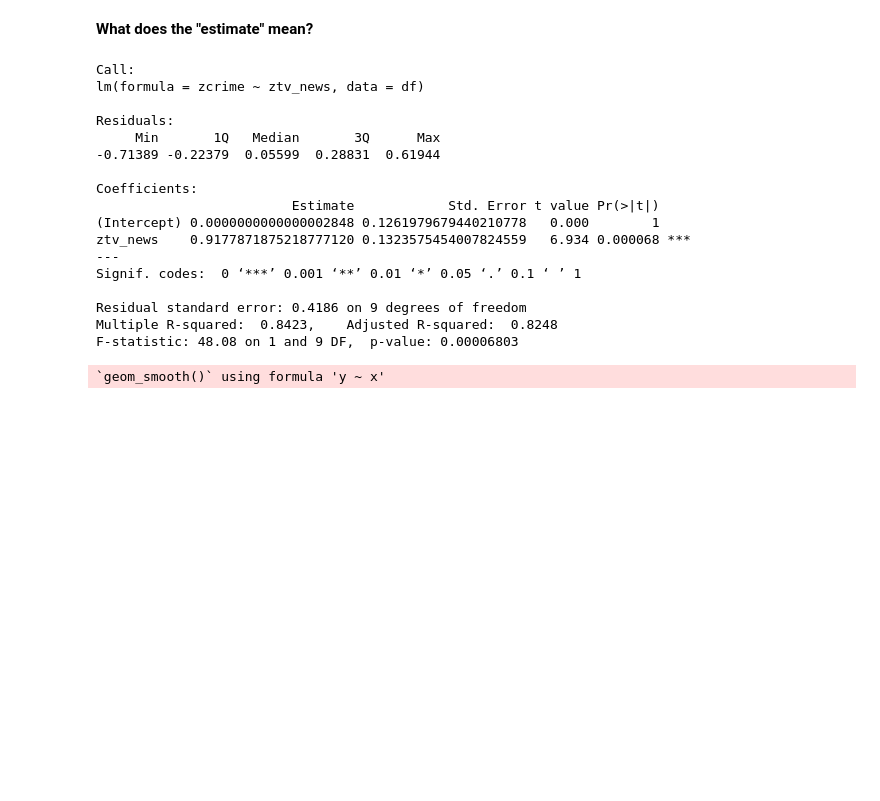
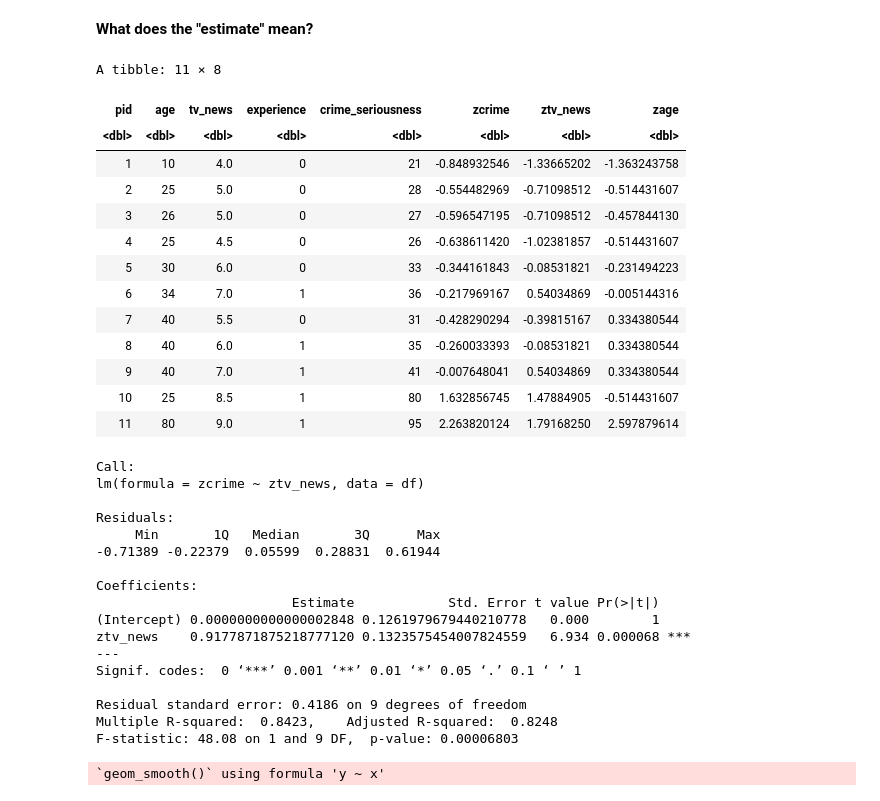
Before and after one commit to hogeveen-lab/DSPN_Fall2022_Git, a Jupyter notebook: dspn_fall2022_lecture18_modeling2.ipynb, the cells around one changed output. Saved outputs shown, nothing was run; the diff lists cells and outputs as text; code cells hidden in the pictures; blank space fills up the shorter version.

```diff
--- a/dspn_fall2022_lecture18_modeling2.ipynb
+++ b/dspn_fall2022_lecture18_modeling2.ipynb
@@ -255,34 +259,48 @@ __What does the "estimate" mean?__
 # %%
 # same as above, with standardized x and y values for cross-dataset interpretability
 options(scipen = 999)
 
 # adding z-transformed values
 df <- df %>%
     mutate(zcrime = as.numeric(scale(crime_seriousness)),
           ztv_news = as.numeric(scale(tv_news)),
           zage = as.numeric(scale(age)))
-
+df
 # rerunning model with zvars
 m_zregr <- lm(zcrime~ztv_news,df)
 summary(m_zregr)
 # %% [output]
-Call:
-lm(formula = zcrime ~ ztv_news, data = df)
-
-Residuals:
-     Min       1Q   Median       3Q      Max
--0.71389 -0.22379  0.05599  0.28831  0.61944
-
-Coefficients:
-                         Estimate            Std. Error t value Pr(>|t|)
-(Intercept) 0.0000000000000002848 0.1261979679440210778   0.000        1
-ztv_news    0.9177871875218777120 0.1323575454007824559   6.934 0.000068 ***
----
-Signif. codes:  0 ‘***’ 0.001 ‘**’ 0.01 ‘*’ 0.05 ‘.’ 0.1 ‘ ’ 1
-
-Residual standard error: 0.4186 on 9 degrees of freedom
-Multiple R-squared:  0.8423,    Adjusted R-squared:  0.8248
-F-statistic: 48.08 on 1 and 9 DF,  p-value: 0.00006803
+A tibble: 11 × 8
+| pid | age | tv_news | experience | crime_seriousness | zcrime | ztv_news | zage |
+| <dbl> | <dbl> | <dbl> | <dbl> | <dbl> | <dbl> | <dbl> | <dbl> |
+| 1 | 10 | 4.0 | 0 | 21 | -0.848932546 | -1.33665202 | -1.363243758 |
+| 2 | 25 | 5.0 | 0 | 28 | -0.554482969 | -0.71098512 | -0.514431607 |
+| 3 | 26 | 5.0 | 0 | 27 | -0.596547195 | -0.71098512 | -0.457844130 |
+| 4 | 25 | 4.5 | 0 | 26 | -0.638611420 | -1.02381857 | -0.514431607 |
+| 5 | 30 | 6.0 | 0 | 33 | -0.344161843 | -0.08531821 | -0.231494223 |
+| 6 | 34 | 7.0 | 1 | 36 | -0.217969167 | 0.54034869 | -0.005144316 |
+| 7 | 40 | 5.5 | 0 | 31 | -0.428290294 | -0.39815167 | 0.334380544 |
+| 8 | 40 | 6.0 | 1 | 35 | -0.260033393 | -0.08531821 | 0.334380544 |
+| 9 | 40 | 7.0 | 1 | 41 | -0.007648041 | 0.54034869 | 0.334380544 |
+| 10 | 25 | 8.5 | 1 | 80 | 1.632856745 | 1.47884905 | -0.514431607 |
+| 11 | 80 | 9.0 | 1 | 95 | 2.263820124 | 1.79168250 | 2.597879614 |
+Call:
+lm(formula = zcrime ~ ztv_news, data = df)
+
+Residuals:
+     Min       1Q   Median       3Q      Max
+-0.71389 -0.22379  0.05599  0.28831  0.61944
+
+Coefficients:
+                         Estimate            Std. Error t value Pr(>|t|)
+(Intercept) 0.0000000000000002848 0.1261979679440210778   0.000        1
+ztv_news    0.9177871875218777120 0.1323575454007824559   6.934 0.000068 ***
+---
+Signif. codes:  0 ‘***’ 0.001 ‘**’ 0.01 ‘*’ 0.05 ‘.’ 0.1 ‘ ’ 1
+
+Residual standard error: 0.4186 on 9 degrees of freedom
+Multiple R-squared:  0.8423,    Adjusted R-squared:  0.8248
+F-statistic: 48.08 on 1 and 9 DF,  p-value: 0.00006803
 # %%
 ggplot(df,aes(x=ztv_news,y=zcrime)) +
     geom_point(size=4) +
```
Also changed, not shown: parts of 10 cells of this notebook.
